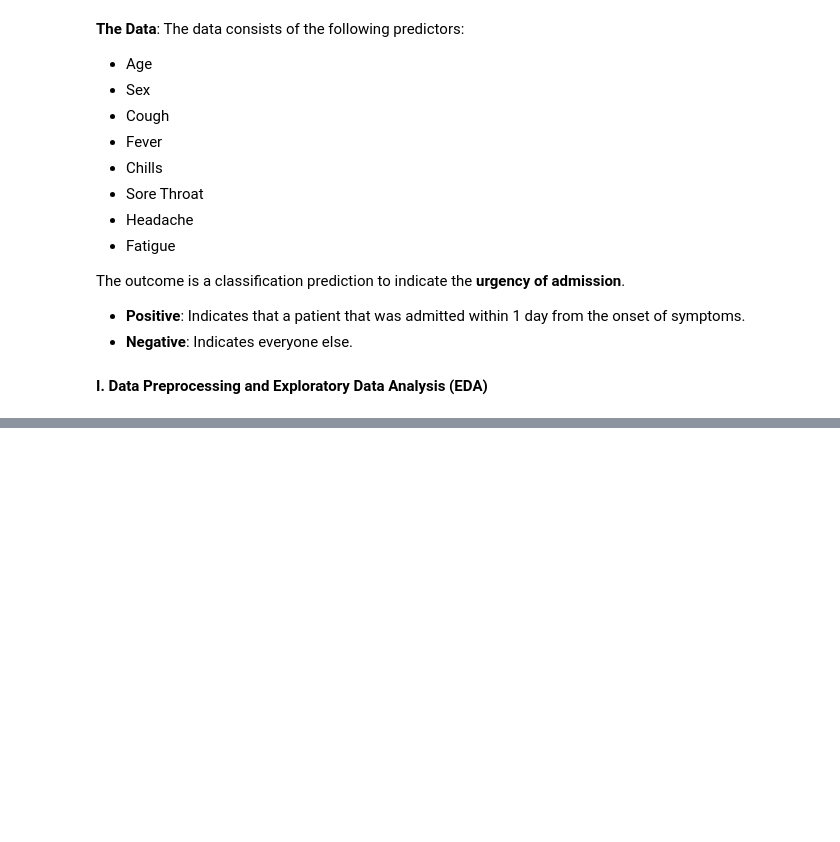
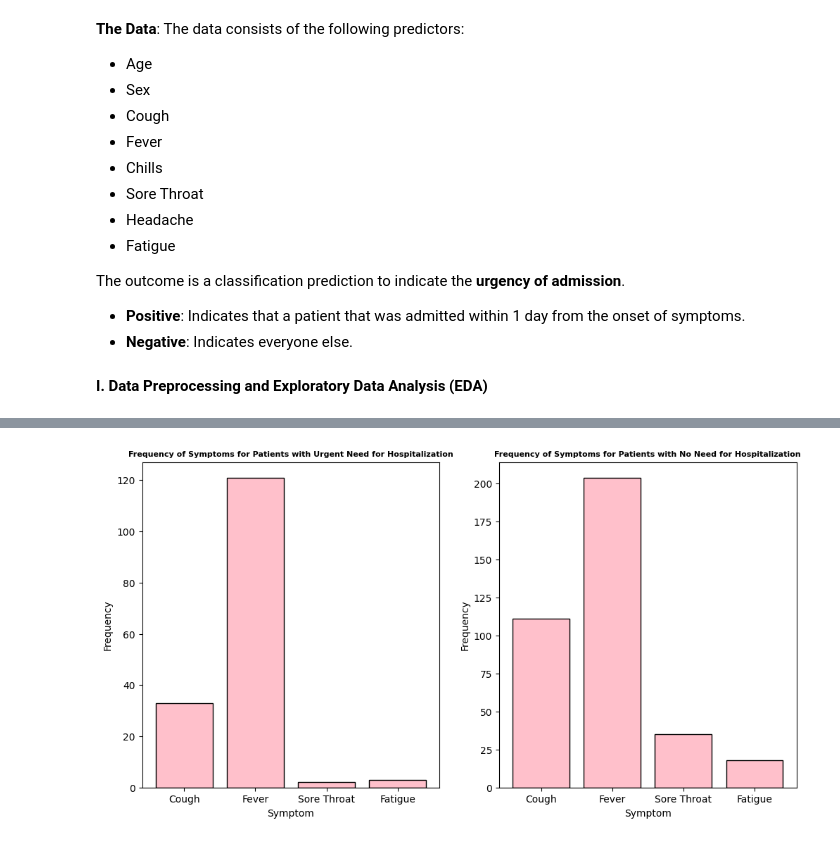
Before and after one commit to sayukiusui/Capstone-IDSCP, a Jupyter notebook: Capstone.ipynb, the cells around one changed output, grey strips where cells are left out. Saved outputs shown, nothing was run; the diff lists cells and outputs as text; code cells hidden in the pictures; blank space fills up the shorter version.

```diff
--- a/Capstone.ipynb
+++ b/Capstone.ipynb
@@ -22,0 +273,35 @@ The outcome is a classification prediction to indicate the **urgency of admissio
+# %%
+# Plotting two side-by-side bar charts showing the difference in the frequency of symptoms with urgent patients and non-urgent patients.
+urgent_patients = df_symptoms[df_symptoms['Urgency'] == 1]
+
+frequency_cough = urgent_patients['cough'].sum()
+frequency_fever = urgent_patients['fever'].sum()
+frequency_sorethroat = urgent_patients['sore_throat'].sum()
+frequency_fatigue = urgent_patients['fatigue'].sum()
+
+symptoms = ['Cough', 'Fever', 'Sore Throat', 'Fatigue']
+frequencies = [frequency_cough, frequency_fever, frequency_sorethroat, frequency_fatigue]
+
+fig, axs = plt.subplots(1, 2, figsize=(12,6))
+axs[0].bar(symptoms, frequencies, color='pink', edgecolor='black')
+axs[0].set_title('Frequency of Symptoms for Patients with Urgent Need for Hospitalization', fontsize=8, weight='bold')
+axs[0].set_xlabel('Symptom')
+axs[0].set_ylabel('Frequency')
+
+nonurgent_patients = df_nonsymptoms[df_nonsymptoms['Urgency'] == 0]
+
+frequency_cough = nonurgent_patients['cough'].sum()
+frequency_fever = nonurgent_patients['fever'].sum()
+frequency_sorethroat = nonurgent_patients['sore_throat'].sum()
+frequency_fatigue = nonurgent_patients['fatigue'].sum()
+
+symptoms = ['Cough', 'Fever', 'Sore Throat', 'Fatigue']
+frequencies = [frequency_cough, frequency_fever, frequency_sorethroat, frequency_fatigue]
+
+axs[1].bar(symptoms, frequencies, color='pink', edgecolor='black')
+axs[1].set_title('Frequency of Symptoms for Patients with No Need for Hospitalization', fontsize=8, weight='bold')
+axs[1].set_xlabel('Symptom')
+axs[1].set_ylabel('Frequency')
+plt.show();
+# %% [output]
+[figure, added]
```
Also changed, not shown: parts of 64 cells of this notebook, 6 other files.
